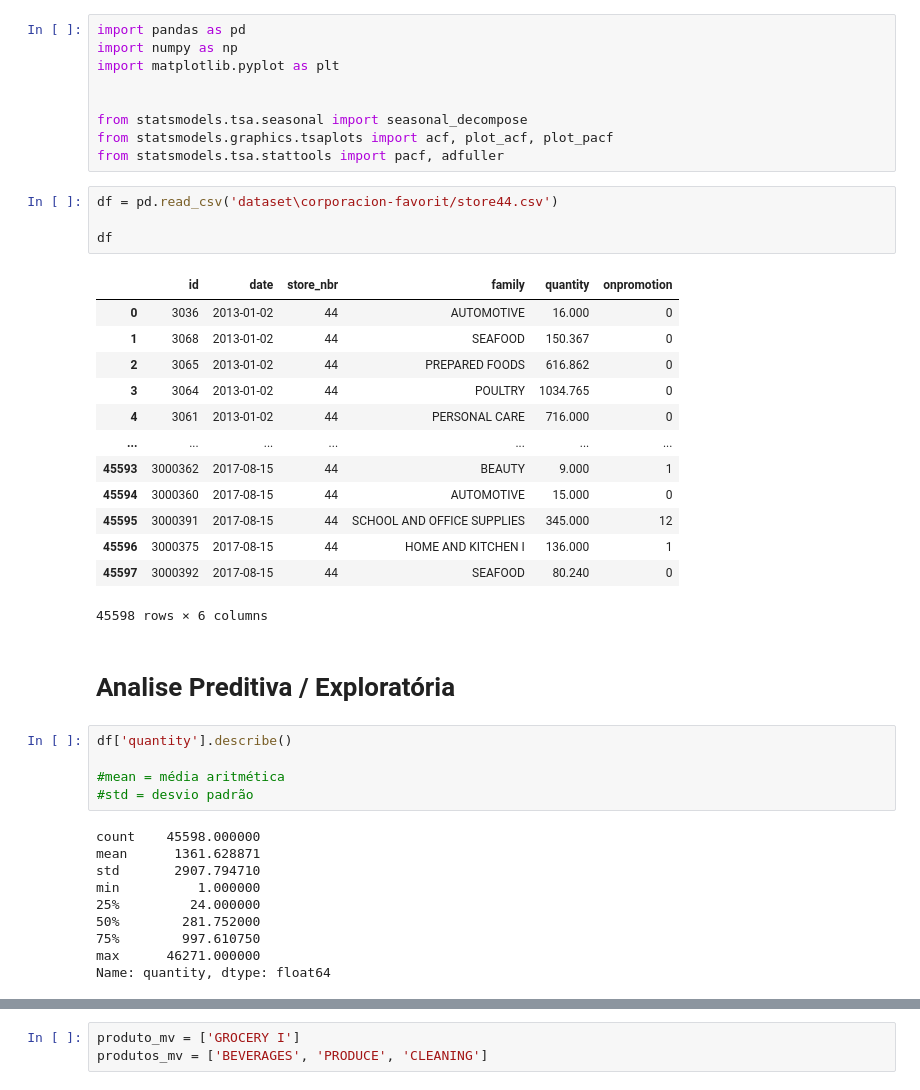
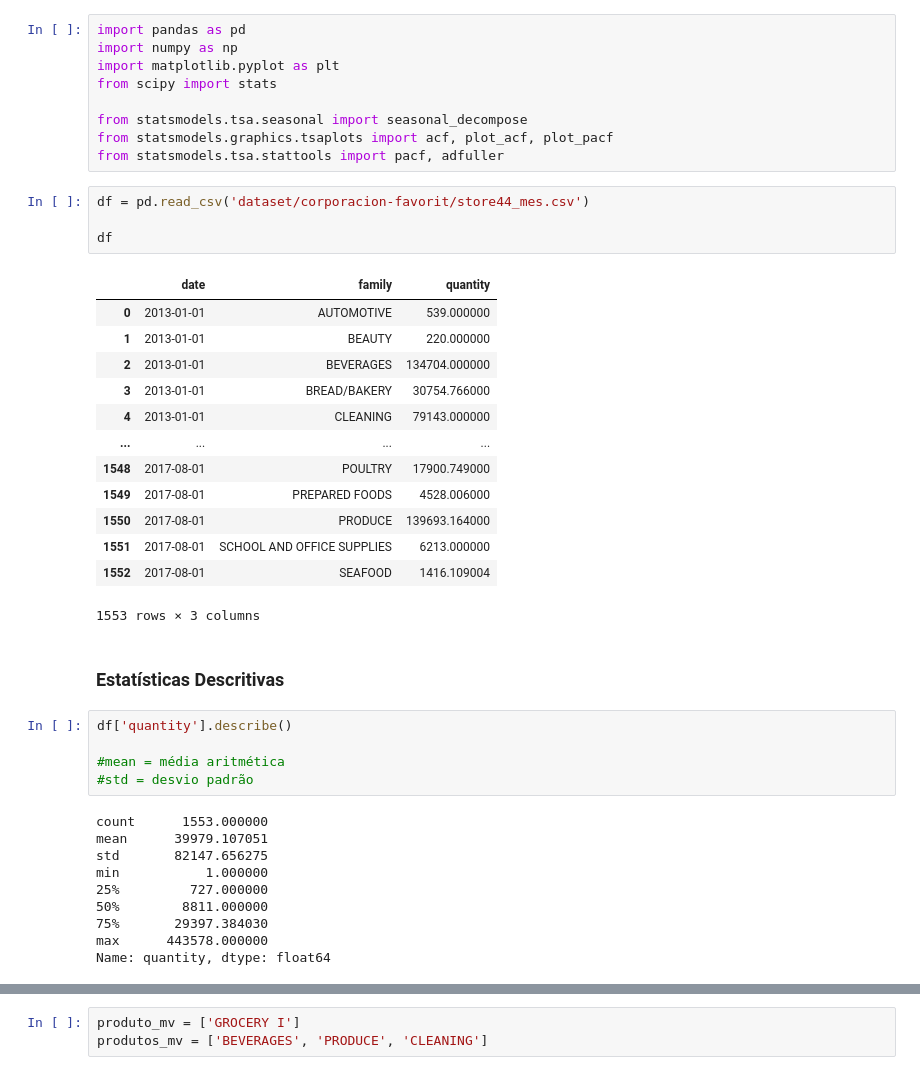
Before and after one commit to kamilyassis/previsao_vendas, a Jupyter notebook: analise_exploratoria.ipynb, the cells around one changed output, grey strips where cells are left out. Drawn from its saved outputs; the diff is of its cells as text.

```diff
--- a/analise_exploratoria.ipynb
+++ b/analise_exploratoria.ipynb
@@ -2,45 +2,45 @@
 import pandas as pd
 import numpy as np
 import matplotlib.pyplot as plt
-
+from scipy import stats
 
 from statsmodels.tsa.seasonal import seasonal_decompose
 from statsmodels.graphics.tsaplots import acf, plot_acf, plot_pacf
 from statsmodels.tsa.stattools import pacf, adfuller
 # %%
-df = pd.read_csv('dataset\corporacion-favorit/store44.csv')
+df = pd.read_csv('dataset/corporacion-favorit/store44_mes.csv')
 
 df
 # %% [output]
-|  | id | date | store_nbr | family | quantity | onpromotion |
-| 0 | 3036 | 2013-01-02 | 44 | AUTOMOTIVE | 16.000 | 0 |
-| 1 | 3068 | 2013-01-02 | 44 | SEAFOOD | 150.367 | 0 |
-| 2 | 3065 | 2013-01-02 | 44 | PREPARED FOODS | 616.862 | 0 |
-| 3 | 3064 | 2013-01-02 | 44 | POULTRY | 1034.765 | 0 |
-| 4 | 3061 | 2013-01-02 | 44 | PERSONAL CARE | 716.000 | 0 |
-| ... | ... | ... | ... | ... | ... | ... |
-| 45593 | 3000362 | 2017-08-15 | 44 | BEAUTY | 9.000 | 1 |
-| 45594 | 3000360 | 2017-08-15 | 44 | AUTOMOTIVE | 15.000 | 0 |
-| 45595 | 3000391 | 2017-08-15 | 44 | SCHOOL AND OFFICE SUPPLIES | 345.000 | 12 |
-| 45596 | 3000375 | 2017-08-15 | 44 | HOME AND KITCHEN I | 136.000 | 1 |
-| 45597 | 3000392 | 2017-08-15 | 44 | SEAFOOD | 80.240 | 0 |
+|  | date | family | quantity |
+| 0 | 2013-01-01 | AUTOMOTIVE | 539.000000 |
+| 1 | 2013-01-01 | BEAUTY | 220.000000 |
+| 2 | 2013-01-01 | BEVERAGES | 134704.000000 |
+| 3 | 2013-01-01 | BREAD/BAKERY | 30754.766000 |
+| 4 | 2013-01-01 | CLEANING | 79143.000000 |
+| ... | ... | ... | ... |
+| 1548 | 2017-08-01 | POULTRY | 17900.749000 |
+| 1549 | 2017-08-01 | PREPARED FOODS | 4528.006000 |
+| 1550 | 2017-08-01 | PRODUCE | 139693.164000 |
+| 1551 | 2017-08-01 | SCHOOL AND OFFICE SUPPLIES | 6213.000000 |
+| 1552 | 2017-08-01 | SEAFOOD | 1416.109004 |
-45598 rows × 6 columns
+1553 rows × 3 columns
-# %% [markdown]
-# Analise Preditiva / Exploratória
+# %% [markdown]
+### Estatísticas Descritivas
 # %%
 df['quantity'].describe()
 
 #mean = média aritmética
 #std = desvio padrão
 # %% [output]
-count    45598.000000
-mean      1361.628871
-std       2907.794710
-min          1.000000
-25%         24.000000
-50%        281.752000
-75%        997.610750
-max      46271.000000
+count      1553.000000
+mean      39979.107051
+std       82147.656275
+min           1.000000
+25%         727.000000
+50%        8811.000000
+75%       29397.384030
+max      443578.000000
 Name: quantity, dtype: float64
 # %%
 print('maior venda:')
```
Also changed, not shown: parts of 32 cells of this notebook, 2 other files.
